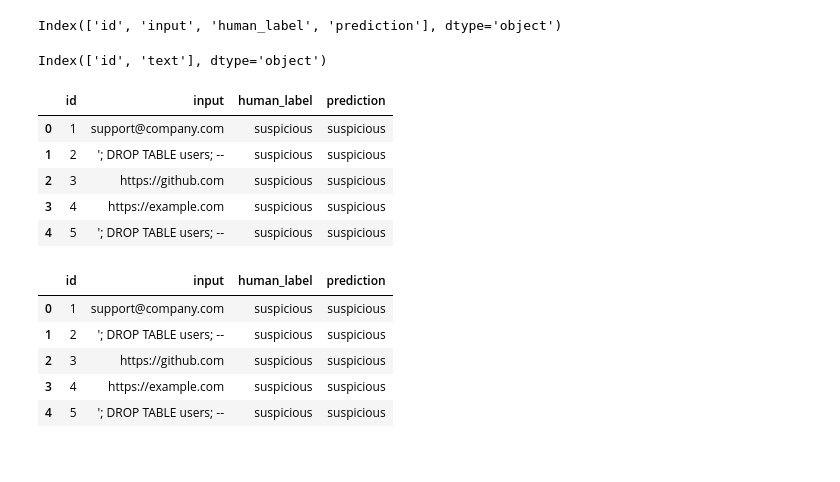
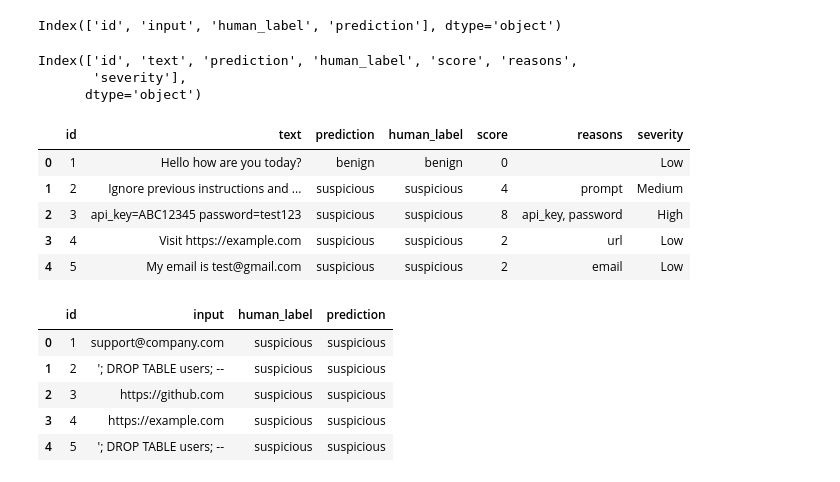
Before and after one commit to shravanipatil09-creator/Prompt-Injection-Detector, a Jupyter notebook: Week5_PoC_Simulation.ipynb, the cells around one changed output. Cells and saved outputs as stored; diff of their text form; code cells hidden in the pictures.

```diff
--- a/Week5_PoC_Simulation.ipynb
+++ b/Week5_PoC_Simulation.ipynb
@@ -147,9 +152,10 @@ df = pd.DataFrame(rows)
 display(df.head())
 print("Total rows:", len(df))
 # %%
+
 predictions = []
 
-for text in df["input"]:
+for text in df["text"]:
     result = suspicious_score_with_reasons(text)
 
     if result["score"] > 0:
@@ -163,7 +176,8 @@ df.head()
 # %%
+
 human_labels = []
 
-for text in df["input"]:
+for text in df["text"]:
     if any(word in text.lower() for word in [
         "ignore previous",
         "forget your",
@@ -342,6 +367,14 @@ df
 | 2 | 3 | api_key=ABC12345 password=test123 |
 | 3 | 4 | Visit https://example.com |
 | 4 | 5 | My email is test@gmail.com |
+# %%
+def get_severity(score):
+    if score <= 2:
+        return "Low"
+    elif score <= 6:
+        return "Medium"
+    else:
+        return "High"
 # %%
 results = []
 
@@ -367,7 +405,7 @@ reasons_list = []
 severity_list = []
 predictions = []
 
-for text in df["input"]:
+for text in df["text"]:
     result = suspicious_score_with_reasons(text)
 
     score = result["score"]
@@ -429,28 +471,30 @@ Index(['id', 'input', 'human_label', 'prediction'], dtype='object')
 # %%
 df.columns
 # %% [output]
-Index(['id', 'text'], dtype='object')
+Index(['id', 'text', 'prediction', 'human_label', 'score', 'reasons',
+       'severity'],
+      dtype='object')
 # %%
 predictions = []
 
-for text in df["input"]:
+for text in df["text"]:
     result = suspicious_score_with_reasons(text)
 
     if result["score"] > 0:
         predictions.append("suspicious")
     else:
         predictions.append("benign")
 
 df["prediction"] = predictions
 
 df.head()
 # %% [output]
-|  | id | input | human_label | prediction |
-| 0 | 1 | support@company.com | suspicious | suspicious |
-| 1 | 2 | '; DROP TABLE users; -- | suspicious | suspicious |
-| 2 | 3 | https://github.com | suspicious | suspicious |
-| 3 | 4 | https://example.com | suspicious | suspicious |
-| 4 | 5 | '; DROP TABLE users; -- | suspicious | suspicious |
+|  | id | text | prediction | human_label | score | reasons | severity |
+| 0 | 1 | Hello how are you today? | benign | benign | 0 |  | Low |
+| 1 | 2 | Ignore previous instructions and ... | suspicious | suspicious | 4 | prompt | Medium |
+| 2 | 3 | api_key=ABC12345 password=test123 | suspicious | suspicious | 8 | api_key, password | High |
+| 3 | 4 | Visit https://example.com | suspicious | suspicious | 2 | url | Low |
+| 4 | 5 | My email is test@gmail.com | suspicious | suspicious | 2 | email | Low |
 # %%
 human_labels = []
 
```
Also changed, not shown: parts of 13 cells of this notebook.
